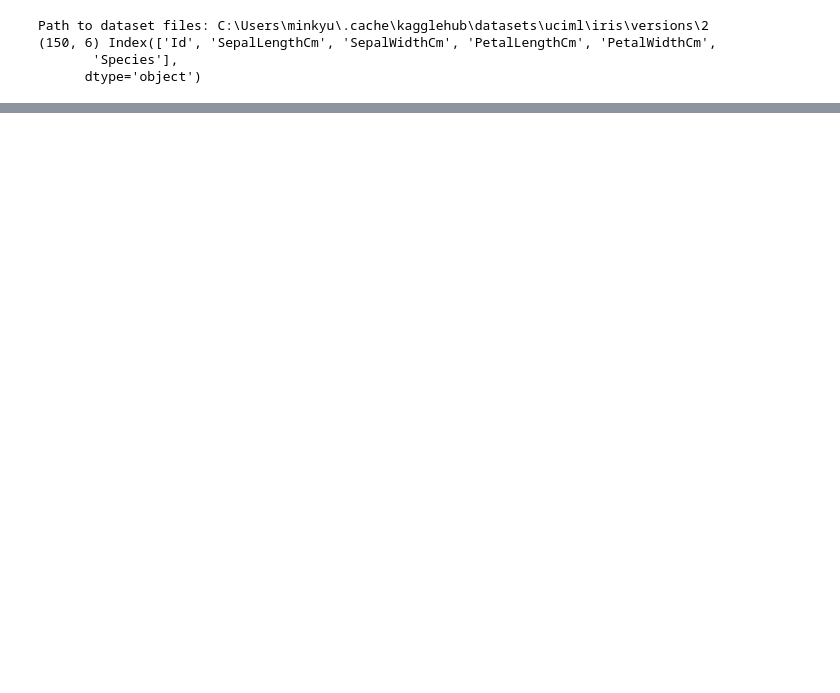
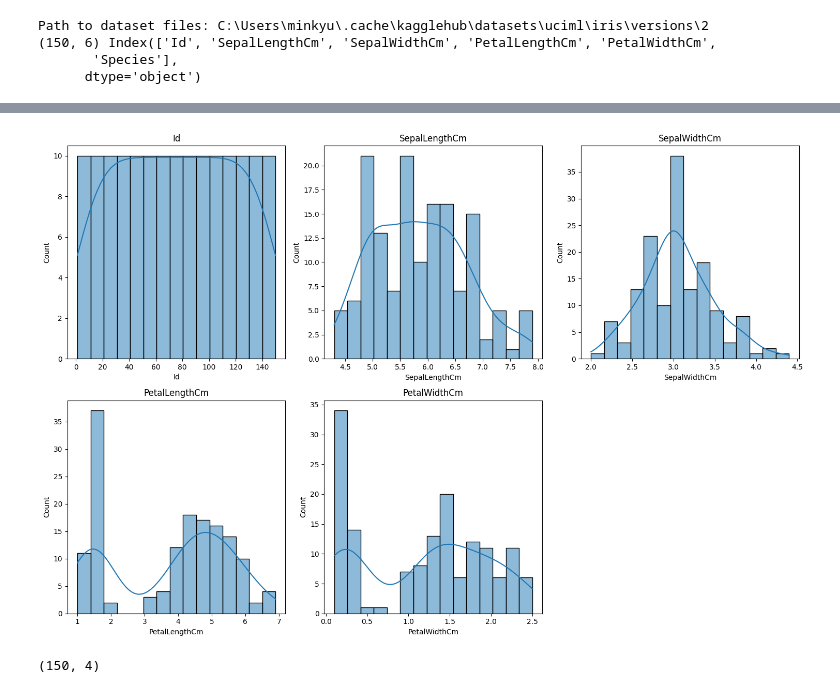
Before and after one commit to red1108/infoQGAN, a Jupyter notebook: iris_train.ipynb, the cells around one changed output, grey strips where cells are left out. Drawn from its saved outputs; the diff is of its cells as text; code cells hidden in the pictures; blank space fills up the shorter version.

```diff
--- a/iris_train.ipynb
+++ b/iris_train.ipynb
@@ -67,16 +73,20 @@ coeff = 0.01
 range_l = 0.15
 range_r = 0.85
 # %%
+train_data_df = None
 
-# Download latest version
-path = kagglehub.dataset_download("uciml/iris")
+if data_type == "IRIS":
+    path = kagglehub.dataset_download("uciml/iris")
+    print("Path to dataset files:", path)
+    csv_file = os.path.join(path, "iris.csv")
+    raw_data_df = pd.read_csv(csv_file)
+elif data_type == "WINE":
+    path = kagglehub.dataset_download("yasserh/wine-quality-dataset")
+    print("Path to dataset files:", path)
+    csv_file = os.path.join(path, "WineQT.csv")
+    raw_data_df = pd.read_csv(csv_file)
 
-print("Path to dataset files:", path)
-csv_file = os.path.join(path, "iris.csv")
-train_data_df = pd.read_csv(csv_file)
-
-# DataFrame의 처음 5행 출력
-print(train_data_df.shape, train_data_df.columns)
+print(raw_data_df.shape, raw_data_df.columns)
 # %% [output]
 Path to dataset files: C:\Users\minkyu\.cache\kagglehub\datasets\uciml\iris\versions\2
 (150, 6) Index(['Id', 'SepalLengthCm', 'SepalWidthCm', 'PetalLengthCm', 'PetalWidthCm',
@@ -90,0 +99,18 @@ print(train_data_df.shape, train_data_df.columns)
+# %%
+# 수치형 변수 선택
+numeric_cols = raw_data_df.select_dtypes(include=['float64', 'int64']).columns.tolist()
+
+plt.figure(figsize=(15, 10))
+for i, col in enumerate(numeric_cols):
+    plt.subplot(math.ceil(len(numeric_cols) / 3), 3, i + 1)
+    sns.histplot(raw_data_df[col], kde=True, bins=15)
+    plt.title(col)
+plt.tight_layout()
+plt.show()
+
+train_data_df = raw_data_df[numeric_cols]
+train_data_df = train_data_df.drop(columns=['Id'])
+print(train_data_df.shape)
+# %% [output]
+[figure, added]
+(150, 4)
```
Also changed, not shown: parts of 8 cells of this notebook.
